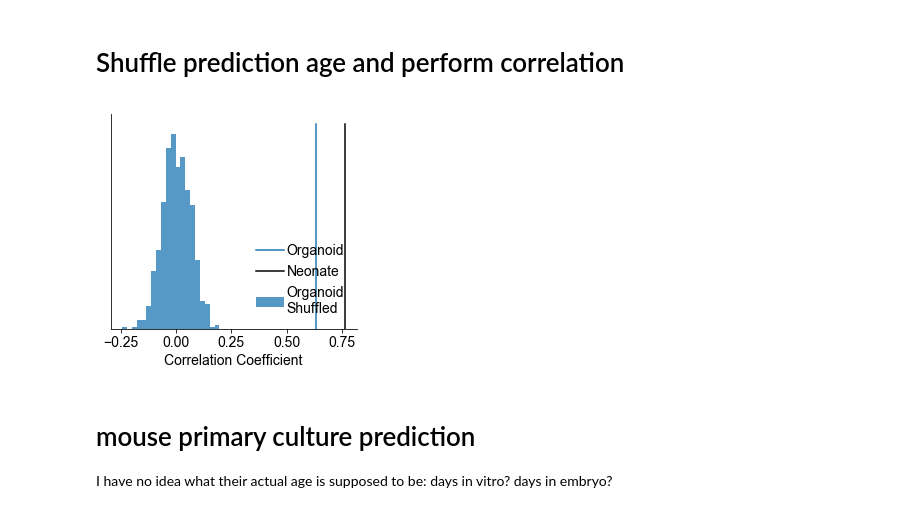
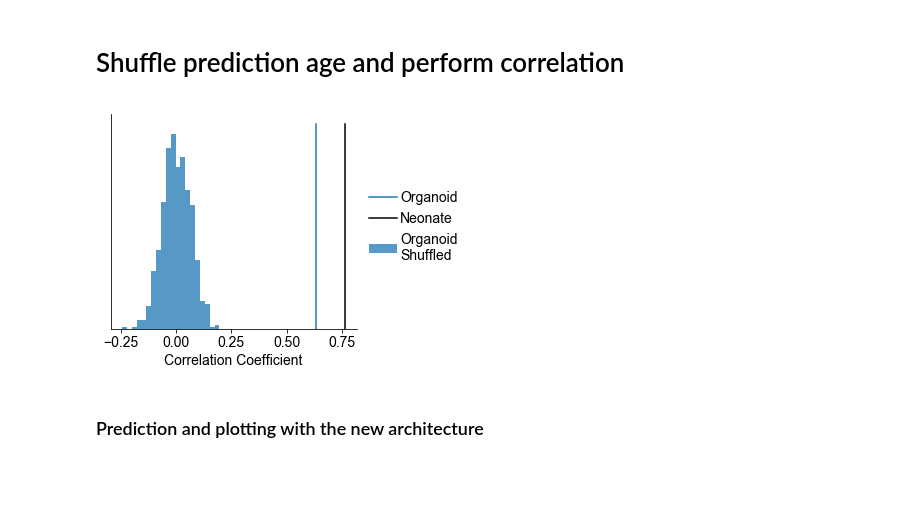
Before and after one commit to voytekresearch/OscillatoryOrganoids, a Jupyter notebook: organoid_EEG_age_regression.ipynb, the cells around one changed output. Drawn from its saved outputs; the diff is of its cells as text; code cells hidden in the pictures; blank space fills up the shorter version.

```diff
--- a/organoid_EEG_age_regression.ipynb
+++ b/organoid_EEG_age_regression.ipynb
@@ -421,18 +421,17 @@ for i in range(n_shuffles):
 # %%
 plt.figure(figsize=(4,4))
 plt.hist(shuffle_stats[:,0],20, alpha=0.75, label='Organoid\nShuffled')
 YL=plt.ylim()
 plt.plot([stats.pearsonr(test_y, predicted_y)[0]]*2, YL, '-', color=CKEYS[0], label='Organoid')
 plt.plot([stats.pearsonr(train_y, model.predict(train_x))[0]]*2, YL, '-k', label='Neonate')
 plt.gca().spines['right'].set_visible(False);plt.gca().spines['top'].set_visible(False);
 plt.xlabel('Correlation Coefficient')
 plt.yticks([])
-plt.legend(loc='best', handletextpad=0.2, frameon=False)
+plt.legend(loc='best', handletextpad=0.2, bbox_to_anchor=[1.0,0.7], frameon=False)
 plt.tight_layout()
 plt.savefig(fig_saveout + '6_shuffledcorr.pdf', bbox_inches = 'tight')
 # %% [output]
-[figure, old version]
+[figure, new version]
-# %% [markdown]
-# mouse primary culture prediction
-I have no idea what their actual age is supposed to be: days in vitro? days in embryo?
+# %% [markdown]
+### Prediction and plotting with the new architecture
 # %%
```
Also changed, not shown: parts of 5 cells of this notebook.
